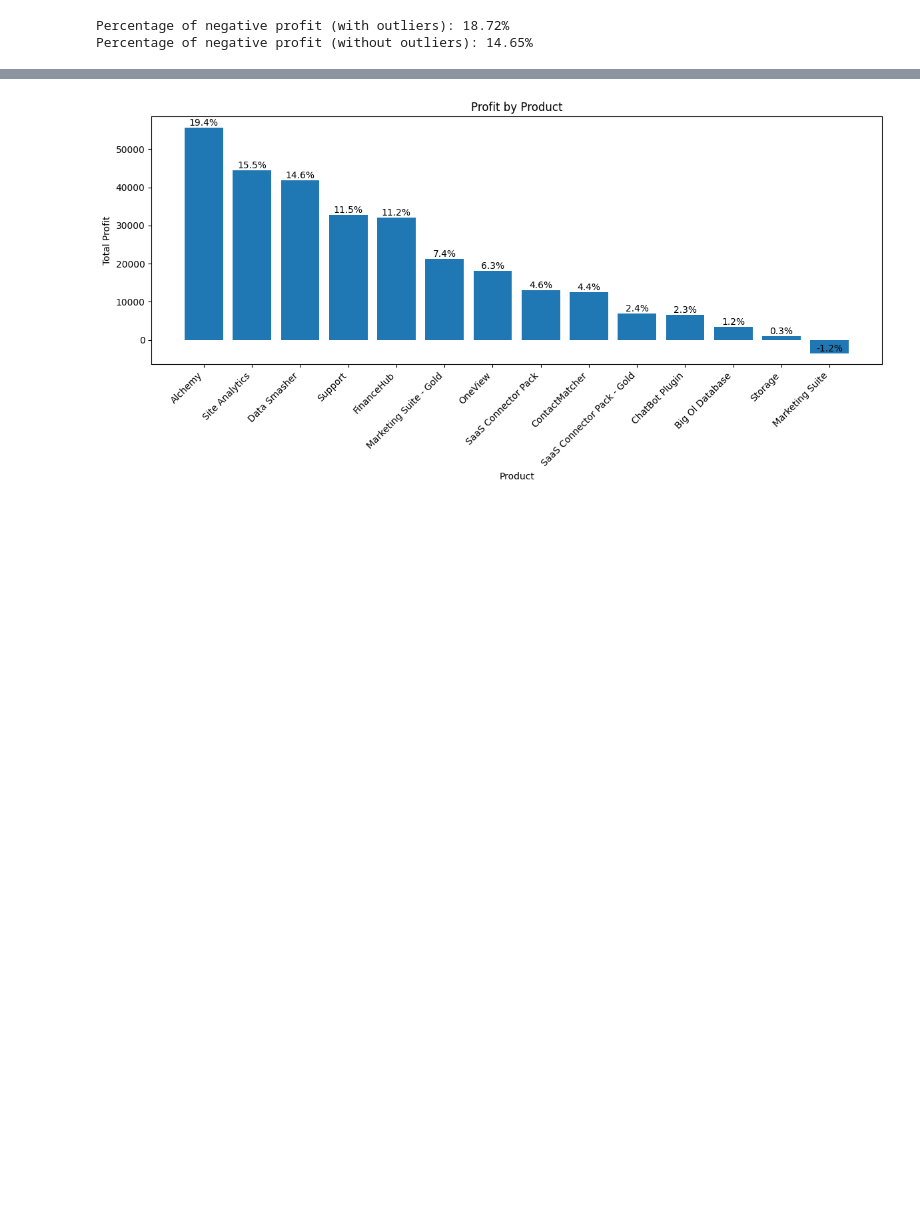
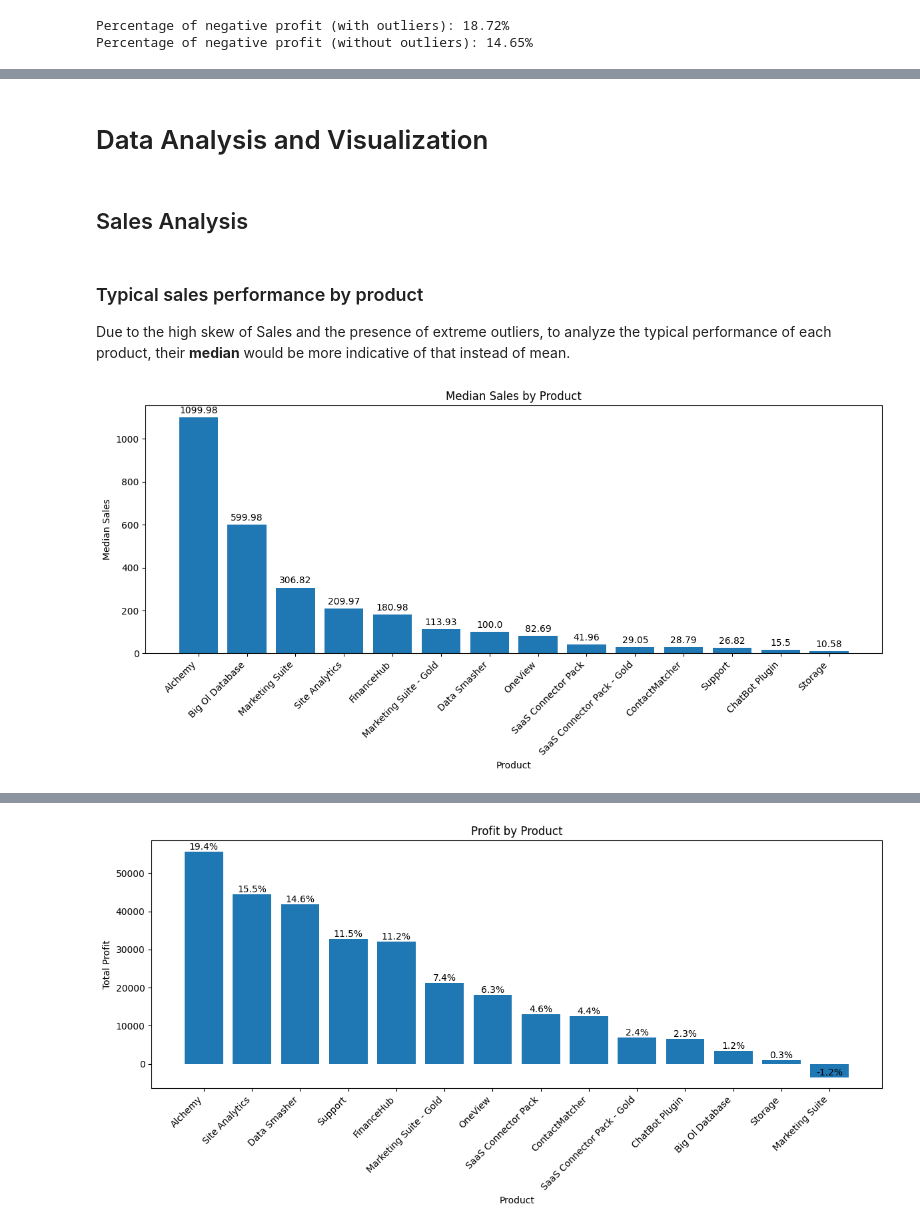
Before and after one commit to katrielester/mod2-capstone, a Jupyter notebook: CapstoneEDA.ipynb, the cells around one changed output, grey strips where cells are left out. Drawn from its saved outputs; the diff is of its cells as text; code cells hidden in the pictures; blank space fills up the shorter version.

```diff
--- a/CapstoneEDA.ipynb
+++ b/CapstoneEDA.ipynb
@@ -448,0 +495,27 @@ Percentage of negative profit (without outliers): 14.65%
+# %% [markdown]
+# Data Analysis and Visualization
+# %% [markdown]
+## Sales Analysis
+# %% [markdown]
+### Typical sales performance by product
+Due to the high skew of Sales and the presence of extreme outliers, to analyze the typical performance of each product, their **median** would be more indicative of that instead of mean.
+# %%
+# Median sales by product
+median_sales_by_product = df.groupby('Product')['Sales'].median().sort_values(ascending=False)
+
+# Barplot
+plt.figure(figsize=(12, 6))
+bars = plt.bar(median_sales_by_product.index, median_sales_by_product.values)
+
+for bar in bars:
+    yval = bar.get_height()
+    plt.text(bar.get_x() + bar.get_width()/2, yval + 10, round(yval,2), ha='center', va='bottom')
+
+plt.xlabel("Product")
+plt.ylabel("Median Sales")
+plt.title("Median Sales by Product")
+plt.xticks(rotation=45, ha='right')
+plt.tight_layout()
+plt.show()
+# %% [output]
+[figure, added]
```
Also changed, not shown: parts of 48 cells of this notebook.
